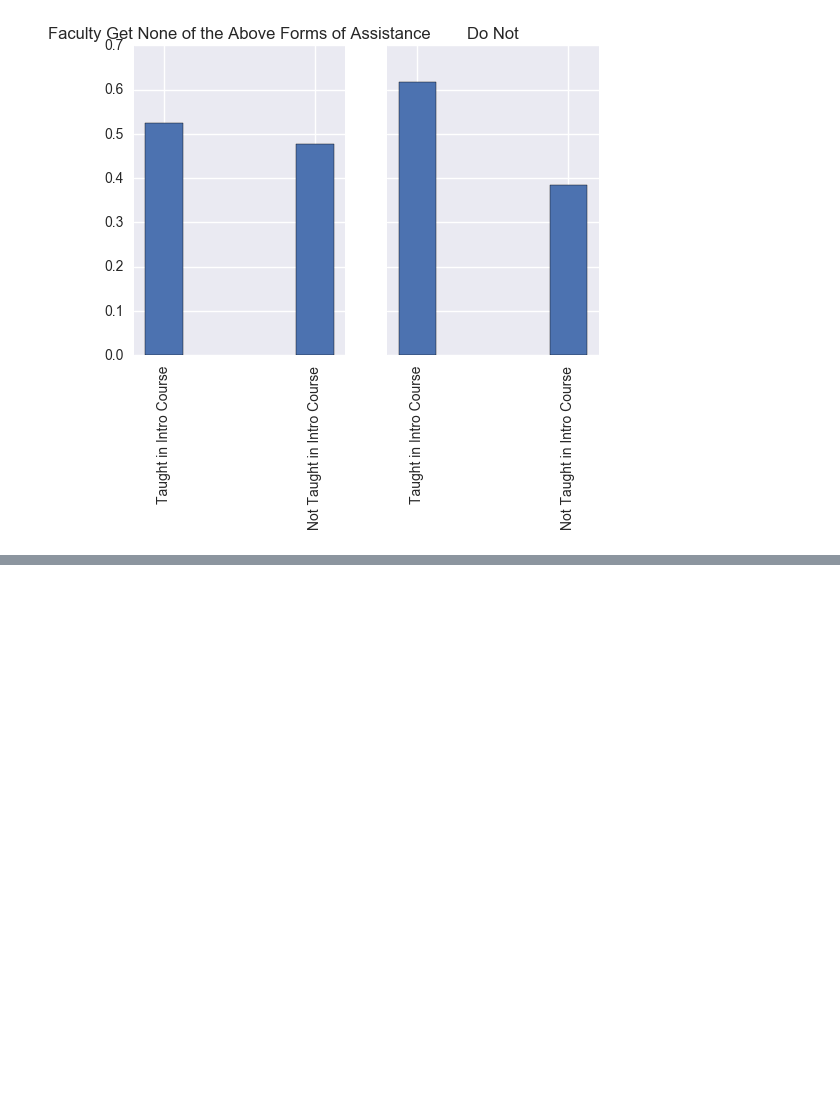
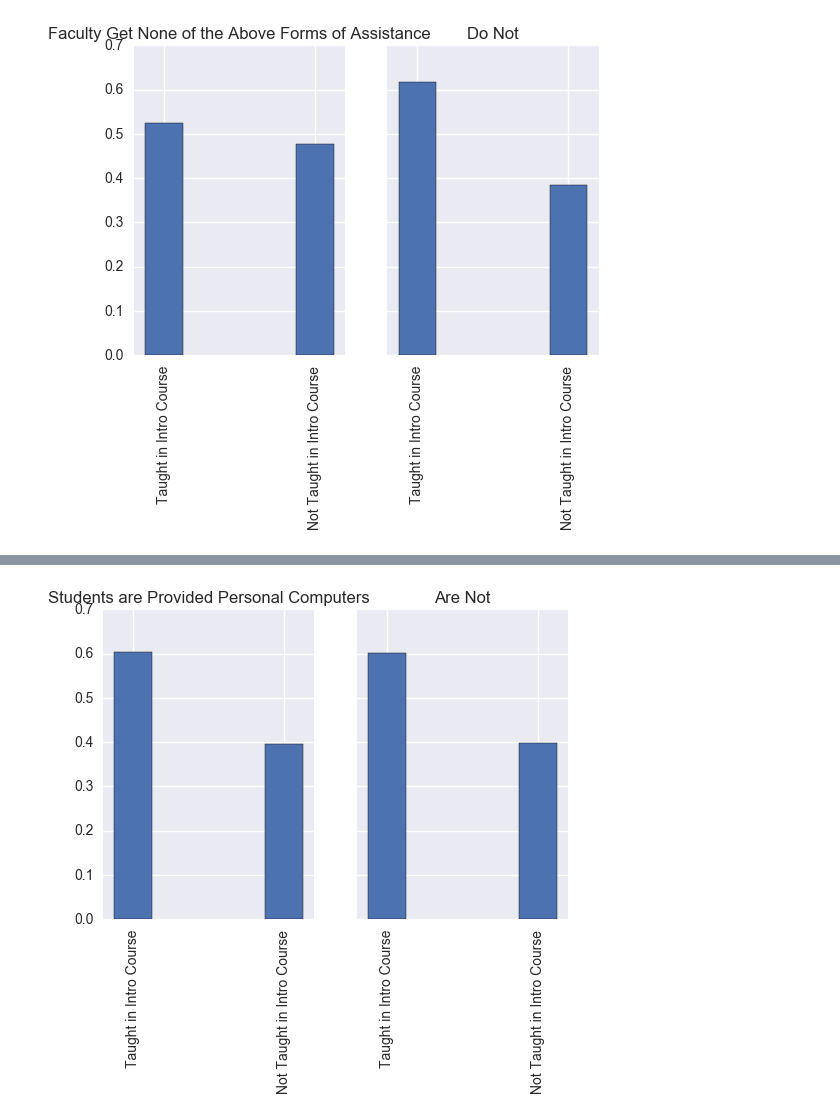
Before and after one commit to PERLMSU/Computational-Education-Data, a Jupyter notebook: Predictors of Computation in introductory Courses.ipynb, the cells around one changed output, grey strips where cells are left out. Drawn from its saved outputs; the diff is of its cells as text; code cells hidden in the pictures; blank space fills up the shorter version.

```diff
--- a/Predictors of Computation in introductory Courses.ipynb
+++ b/Predictors of Computation in introductory Courses.ipynb
@@ -1814,0 +1877,39 @@ plt.show()
+# %%
+Stu_Prov_PC_YN = []
+#Collumn CF
+for row in data.values[:,83]:
+    Stu_Prov_PC_YN.append(row)
+Stu_Prov_PC_Y_and_Taught_Intro_Y=0
+Stu_Prov_PC_Y_and_Taught_Intro_N=0
+Stu_Prov_PC_N_and_Taught_Intro_Y=0
+Stu_Prov_PC_N_and_Taught_Intro_N=0
+for i,j in zip(Stu_Prov_PC_YN, Taught_in_Intro_YN):
+    if i == "Yes" and j == "Checked":
+        Stu_Prov_PC_Y_and_Taught_Intro_Y+=1
+    if i == "Yes" and j == "Unchecked":
+        Stu_Prov_PC_Y_and_Taught_Intro_N+=1
+    if i == "No" and j == "Checked":
+        Stu_Prov_PC_N_and_Taught_Intro_Y+=1
+    if i == "No" and j == "Unchecked":
+        Stu_Prov_PC_N_and_Taught_Intro_N+=1
+Prop_Stu_Prov_PC_Y_and_Taught_Intro_Y = Stu_Prov_PC_Y_and_Taught_Intro_Y/(Stu_Prov_PC_Y_and_Taught_Intro_Y+Stu_Prov_PC_Y_and_Taught_Intro_N)
+Prop_Stu_Prov_PC_Y_and_Taught_Intro_N = Stu_Prov_PC_Y_and_Taught_Intro_N/(Stu_Prov_PC_Y_and_Taught_Intro_Y+Stu_Prov_PC_Y_and_Taught_Intro_N)
+Prop_Stu_Prov_PC_N_and_Taught_Intro_Y = Stu_Prov_PC_N_and_Taught_Intro_Y/(Stu_Prov_PC_N_and_Taught_Intro_Y+Stu_Prov_PC_N_and_Taught_Intro_N)
+Prop_Stu_Prov_PC_N_and_Taught_Intro_N = Stu_Prov_PC_N_and_Taught_Intro_N/(Stu_Prov_PC_N_and_Taught_Intro_Y+Stu_Prov_PC_N_and_Taught_Intro_N)
+# %%
+f, (ax1, ax2) = plt.subplots(1, 2, sharey=True)
+ticks2 = [1,2]
+xticklabels=['Taught in Intro Course', 'Not Taught in Intro Course']
+Q16b_det_3a_dist_ax1 = [Prop_Stu_Prov_PC_Y_and_Taught_Intro_Y, Prop_Stu_Prov_PC_Y_and_Taught_Intro_N]
+Q16b_det_3a_dist_ax2 = [Prop_Stu_Prov_PC_N_and_Taught_Intro_Y, Prop_Stu_Prov_PC_N_and_Taught_Intro_N]
+ax2.bar(ticks2,Q16b_det_3a_dist_ax2,width=.25, align='center')
+ax1.bar(ticks2,Q16b_det_3a_dist_ax1,width=.25, align='center')
+ax1.set_title('Students are Provided Personal Computers')
+ax2.set_title('Are Not')
+ax1.set_xticks(ticks2)
+ax1.set_xticklabels(xticklabels, rotation=90)
+ax2.set_xticks(ticks2)
+ax2.set_xticklabels(xticklabels, rotation=90)
+plt.show()
+# %% [output]
+[figure, added]
```
Also changed, not shown: parts of 110 cells of this notebook.
